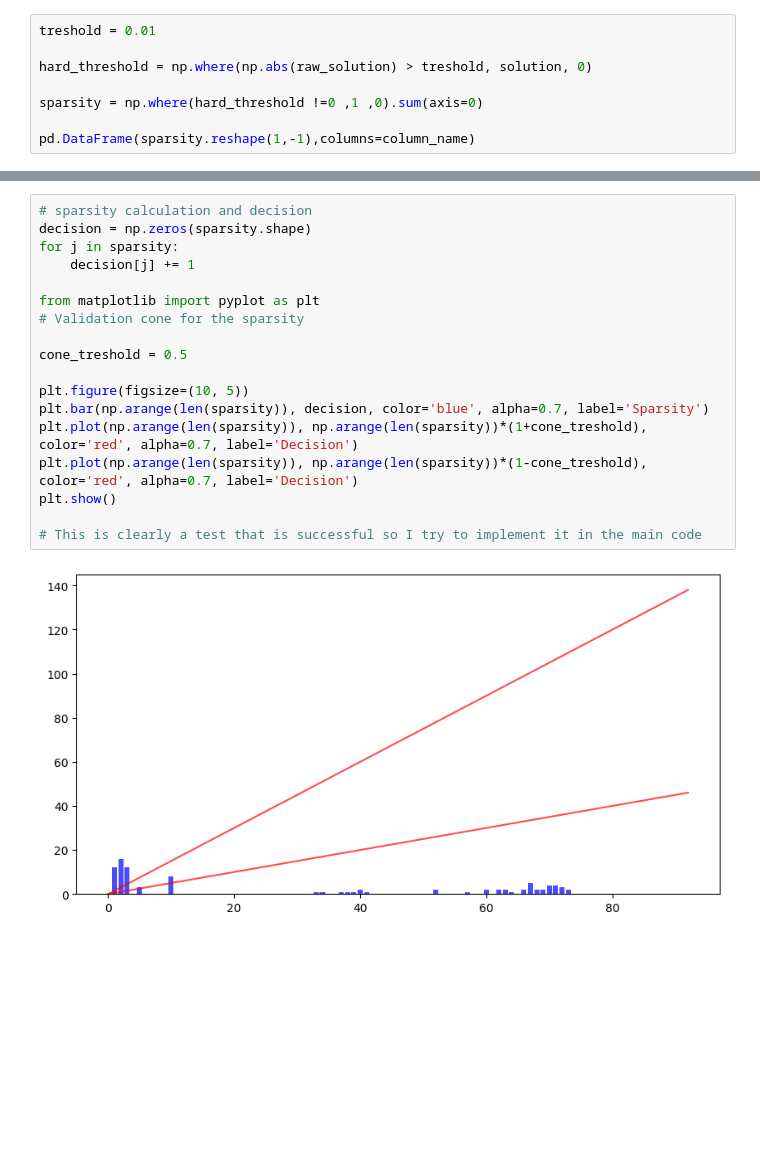
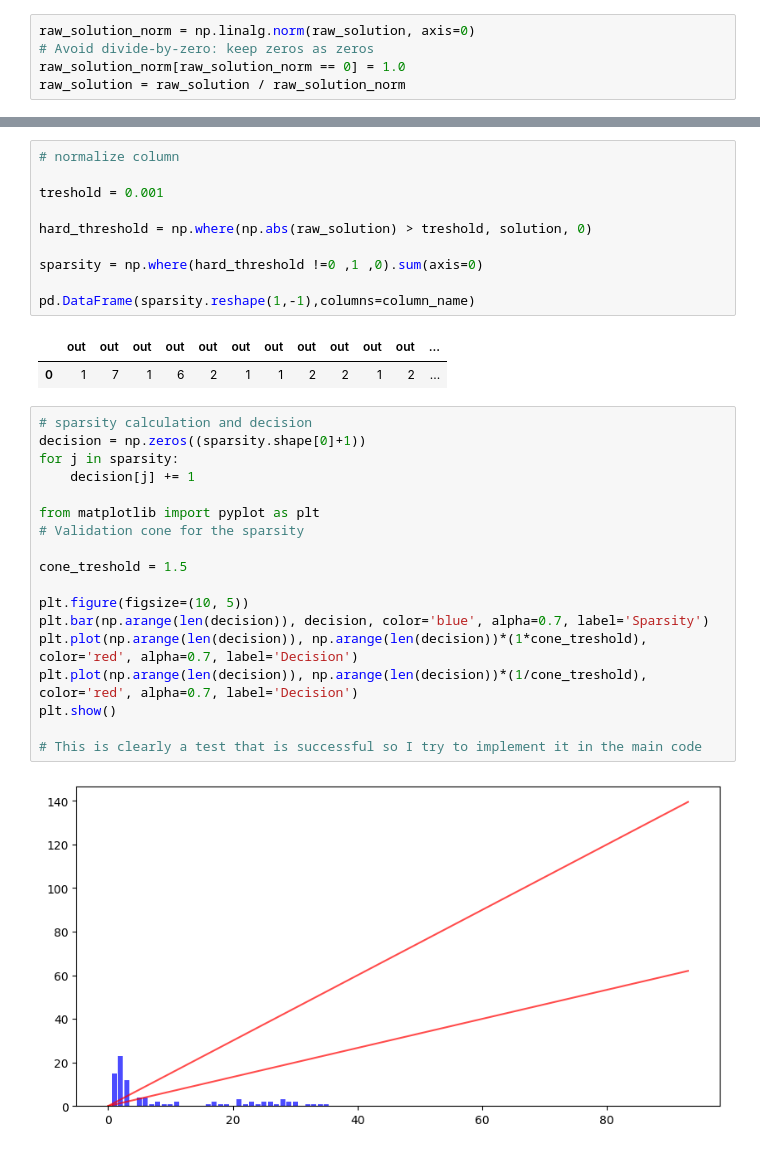
Before and after one commit to Eymeric65/py-xl-sindy, a Jupyter notebook: util/implicit_solution_analysis.ipynb, the cells around one changed output, grey strips where cells are left out. Drawn from its saved outputs; the diff is of its cells as text; blank space fills up the shorter version.

```diff
--- a/util/implicit_solution_analysis.ipynb
+++ b/util/implicit_solution_analysis.ipynb
@@ -97,8 +97,5 @@ pd.DataFrame(np.abs(diff).mean(axis=0).reshape(1,-1),columns=column_name)
 # %%
-treshold = 0.01
-
-hard_threshold = np.where(np.abs(raw_solution) > treshold, solution, 0)
-
-sparsity = np.where(hard_threshold !=0 ,1 ,0).sum(axis=0)
-
-pd.DataFrame(sparsity.reshape(1,-1),columns=column_name)
+raw_solution_norm = np.linalg.norm(raw_solution, axis=0)
+# Avoid divide-by-zero: keep zeros as zeros
+raw_solution_norm[raw_solution_norm == 0] = 1.0
+raw_solution = raw_solution / raw_solution_norm
@@ -108,23 +270,36 @@ pd.DataFrame(sparsity.reshape(1,-1),columns=column_name)
+# %%
+# normalize column
+
+treshold = 0.001
+
+hard_threshold = np.where(np.abs(raw_solution) > treshold, solution, 0)
+
+sparsity = np.where(hard_threshold !=0 ,1 ,0).sum(axis=0)
+
+pd.DataFrame(sparsity.reshape(1,-1),columns=column_name)
+# %% [output]
+|  | out | out | out | out | out | out | out | out | out | out | out | ... |
+| 0 | 1 | 7 | 1 | 6 | 2 | 1 | 1 | 2 | 2 | 1 | 2 | ... |
 # %%
 # sparsity calculation and decision
-decision = np.zeros(sparsity.shape)
+decision = np.zeros((sparsity.shape[0]+1))
 for j in sparsity:
     decision[j] += 1
 
 from matplotlib import pyplot as plt
 # Validation cone for the sparsity
 
-cone_treshold = 0.5
+cone_treshold = 1.5
 
 plt.figure(figsize=(10, 5))
-plt.bar(np.arange(len(sparsity)), decision, color='blue', alpha=0.7, label='Sparsity')
-plt.plot(np.arange(len(sparsity)), np.arange(len(sparsity))*(1+cone_treshold), color='red', alpha=0.7, label='Decision')
-plt.plot(np.arange(len(sparsity)), np.arange(len(sparsity))*(1-cone_treshold), color='red', alpha=0.7, label='Decision')
+plt.bar(np.arange(len(decision)), decision, color='blue', alpha=0.7, label='Sparsity')
+plt.plot(np.arange(len(decision)), np.arange(len(decision))*(1*cone_treshold), color='red', alpha=0.7, label='Decision')
+plt.plot(np.arange(len(decision)), np.arange(len(decision))*(1/cone_treshold), color='red', alpha=0.7, label='Decision')
 plt.show()
 
 # This is clearly a test that is successful so I try to implement it in the main code
 # %% [output]
-[figure, old version]
+[figure, new version]
 # %%
 # Assumption n1 sparsity cone
 
```
Also changed, not shown: parts of 13 cells of this notebook, 9 other files.
